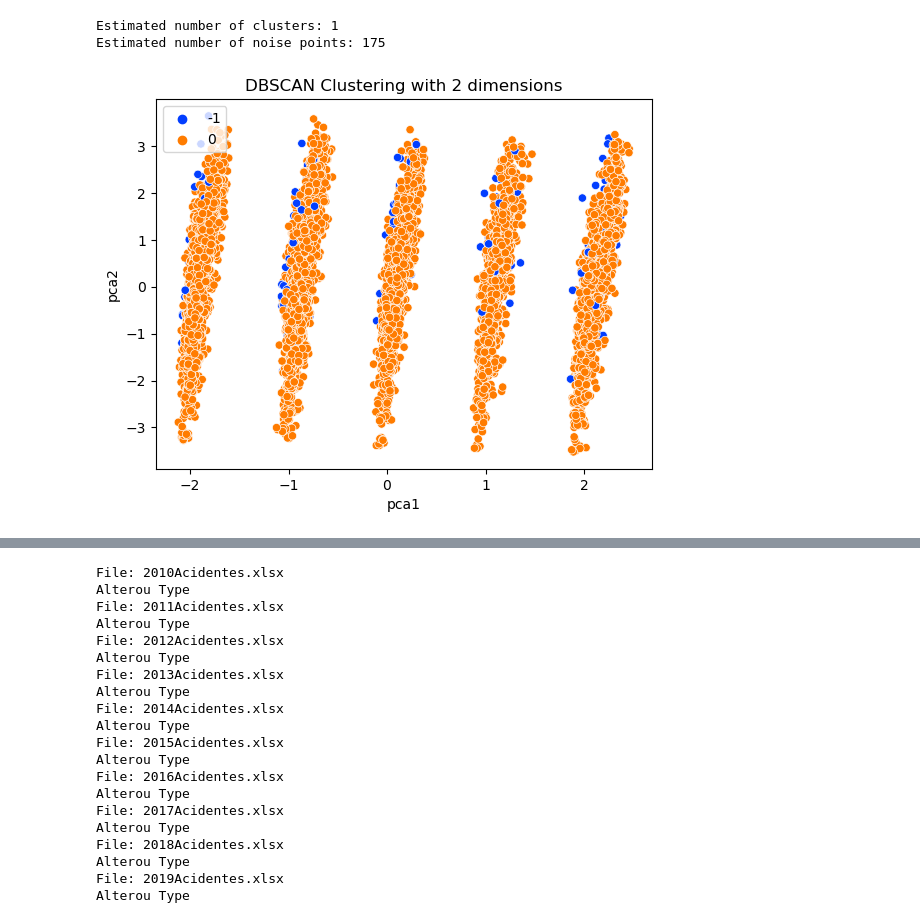
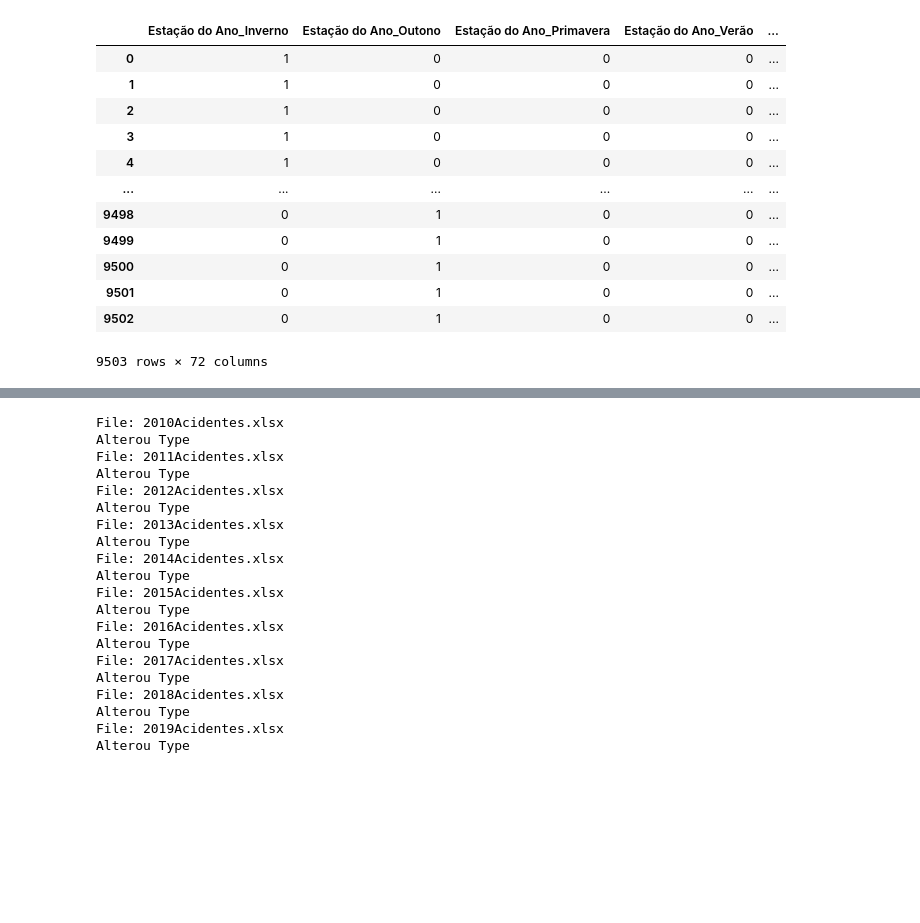
Before and after one commit to dfmce-iscte/ProjetoIAA, a Jupyter notebook: projeto_cosme.ipynb, the cells around one changed output, grey strips where cells are left out. Drawn from its saved outputs; the diff is of its cells as text; code cells hidden in the pictures; blank space fills up the shorter version.

```diff
--- a/projeto_cosme.ipynb
+++ b/projeto_cosme.ipynb
@@ -628,6 +668,16 @@ df_1 = plot_epsilon_graph(df_cluster,100)
-# %%
-res = dbscan_clustering(df_1,1000,3.75)
-# %% [output]
-Estimated number of clusters: 1
-Estimated number of noise points: 175
-[figure, removed]
+# %%
+df_1
+# %% [output]
+|  | Estação do Ano_Inverno | Estação do Ano_Outono | Estação do Ano_Primavera | Estação do Ano_Verão | ... |
+| 0 | 1 | 0 | 0 | 0 | ... |
+| 1 | 1 | 0 | 0 | 0 | ... |
+| 2 | 1 | 0 | 0 | 0 | ... |
+| 3 | 1 | 0 | 0 | 0 | ... |
+| 4 | 1 | 0 | 0 | 0 | ... |
+| ... | ... | ... | ... | ... | ... |
+| 9498 | 0 | 1 | 0 | 0 | ... |
+| 9499 | 0 | 1 | 0 | 0 | ... |
+| 9500 | 0 | 1 | 0 | 0 | ... |
+| 9501 | 0 | 1 | 0 | 0 | ... |
+| 9502 | 0 | 1 | 0 | 0 | ... |
+9503 rows × 72 columns
```
Also changed, not shown: parts of 7 cells of this notebook, 1 other file.
